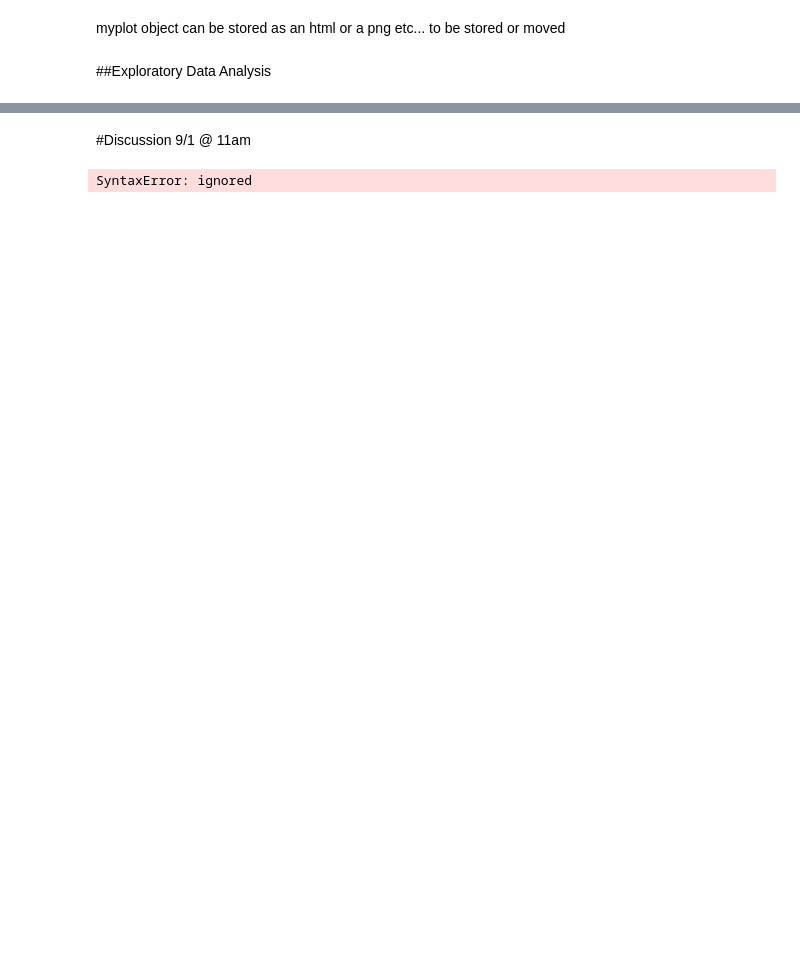
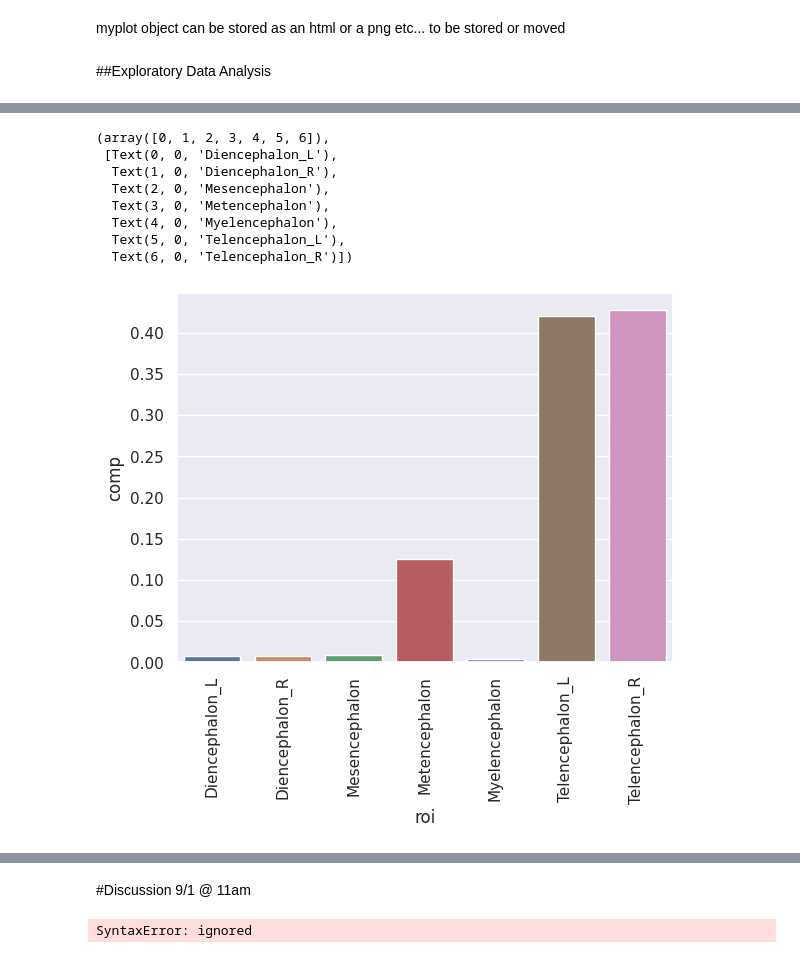
Before and after one commit to Livi-Arbo/BME-DS-Notes, a Jupyter notebook: Data_Science_Notes.ipynb, the cells around one changed output, grey strips where cells are left out. Saved outputs shown, nothing was run; the diff lists cells and outputs as text; code cells hidden in the pictures; blank space fills up the shorter version.

```diff
--- a/Data_Science_Notes.ipynb
+++ b/Data_Science_Notes.ipynb
@@ -112,0 +115,6 @@ sns.set()
+# %%
+## Reading it in, keeping only volume
+df = pd.read_csv("https://raw.githubusercontent.com/bcaffo/ds4bme_intro/master/data/kirby21.csv")
+df = df.drop(['Unnamed: 0', 'rawid', 'min', 'max', 'mean', 'std'],\
+             axis = 1)
+df.head(4)
@@ -112,0 +127,3 @@ sns.set()
+# %%
+## Extract the Type 1 Level 1 data
+t1l1 = df.loc[(df.type == 1) & (df.level == 1)]
@@ -112,0 +133,8 @@ sns.set()
+# %%
+## create a composition variable
+t1l1 = t1l1.assign(comp = t1l1.volume / t1l1.tbv)
+t1l1 = t1l1.loc[t1l1.roi != 'CSF']
+## get the mean of the composition variable across
+## subjects by ROI
+summary = t1l1[['roi', 'comp']].groupby('roi', as_index=False).mean()
+print(summary)
@@ -112,0 +150,15 @@ sns.set()
+# %%
+g = sns.barplot(x='roi', y = 'comp', data = summary)
+## this is the matplotlib command for rotating
+## axis tick labels by 90 degrees.
+plt.xticks(rotation = 90)
+# %% [output]
+(array([0, 1, 2, 3, 4, 5, 6]),
+ [Text(0, 0, 'Diencephalon_L'),
+  Text(1, 0, 'Diencephalon_R'),
+  Text(2, 0, 'Mesencephalon'),
+  Text(3, 0, 'Metencephalon'),
+  Text(4, 0, 'Myelencephalon'),
+  Text(5, 0, 'Telencephalon_L'),
+  Text(6, 0, 'Telencephalon_R')])
+[figure, added]
```
Also changed, not shown: parts of 6 cells of this notebook.
